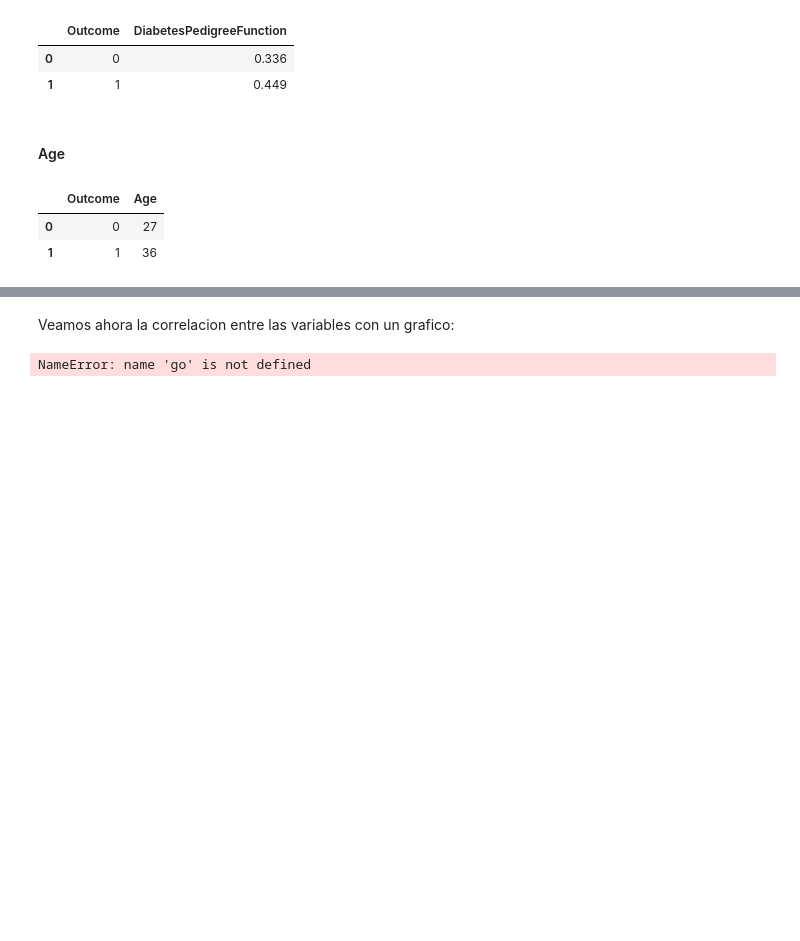
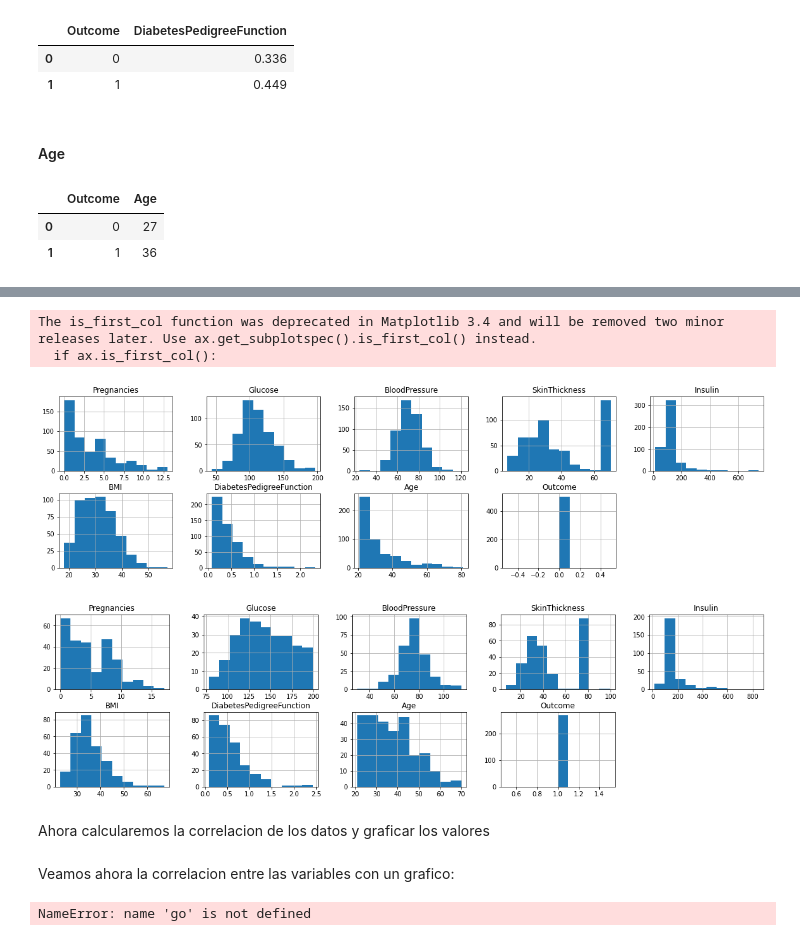
Before and after one commit to scheinpablo/TP1Redes, a Jupyter notebook: Ejercicio2/main.ipynb, the cells around one changed output, grey strips where cells are left out. Saved outputs shown, nothing was run; the diff lists cells and outputs as text; code cells hidden in the pictures; blank space fills up the shorter version.

Commit message:
graphs

```diff
--- a/Ejercicio2/main.ipynb
+++ b/Ejercicio2/main.ipynb
@@ -162,8 +162,8 @@ median_target('Glucose')
 | 0 | 0 | 107.0 |
 | 1 | 1 | 140.0 |
 # %%
-df.loc[(df['Outcome'] == 0 ) & (df['Insulin'].isnull()), 'Insulin'] = 107
-df.loc[(df['Outcome'] == 1 ) & (df['Insulin'].isnull()), 'Insulin'] = 140
+df.loc[(df['Outcome'] == 0 ) & (df['Glucose'].isnull()), 'Glucose'] = 107
+df.loc[(df['Outcome'] == 1 ) & (df['Glucose'].isnull()), 'Glucose'] = 140
 # %% [markdown]
 #### BloodPressure
 # %%
@@ -232,0 +250,10 @@ df.loc[(df['Outcome'] == 1 ) & (df['Age'].isnull()), 'Age'] = 36
+# %%
+df.groupby('Outcome').hist(figsize=(20,5),layout=(2,5),histtype='barstacked', )
+plt.show()
+# %% [output]
+The is_first_col function was deprecated in Matplotlib 3.4 and will be removed two minor releases later. Use ax.get_subplotspec().is_first_col() instead.
+  if ax.is_first_col():
+[figure, added]
+[figure, added]
+# %% [markdown]
+Ahora calcularemos la correlacion de los datos y graficar los valores
```
Also changed, not shown: parts of 5 cells of this notebook.
